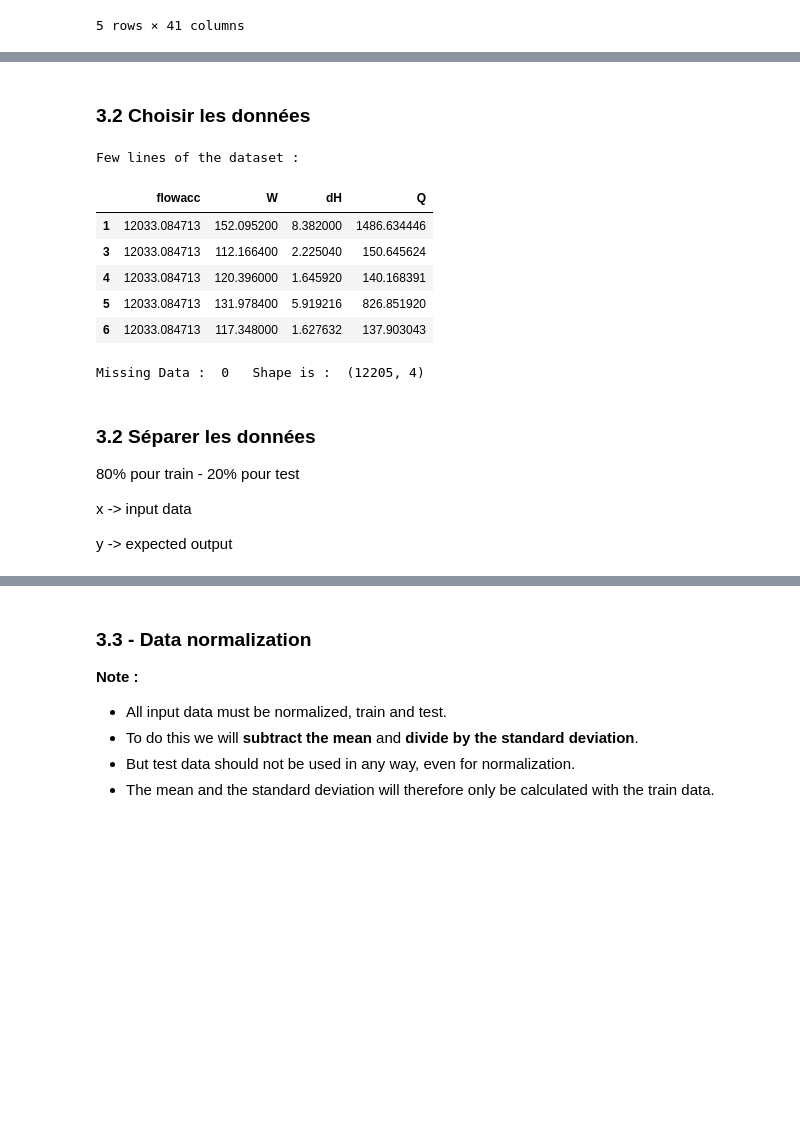
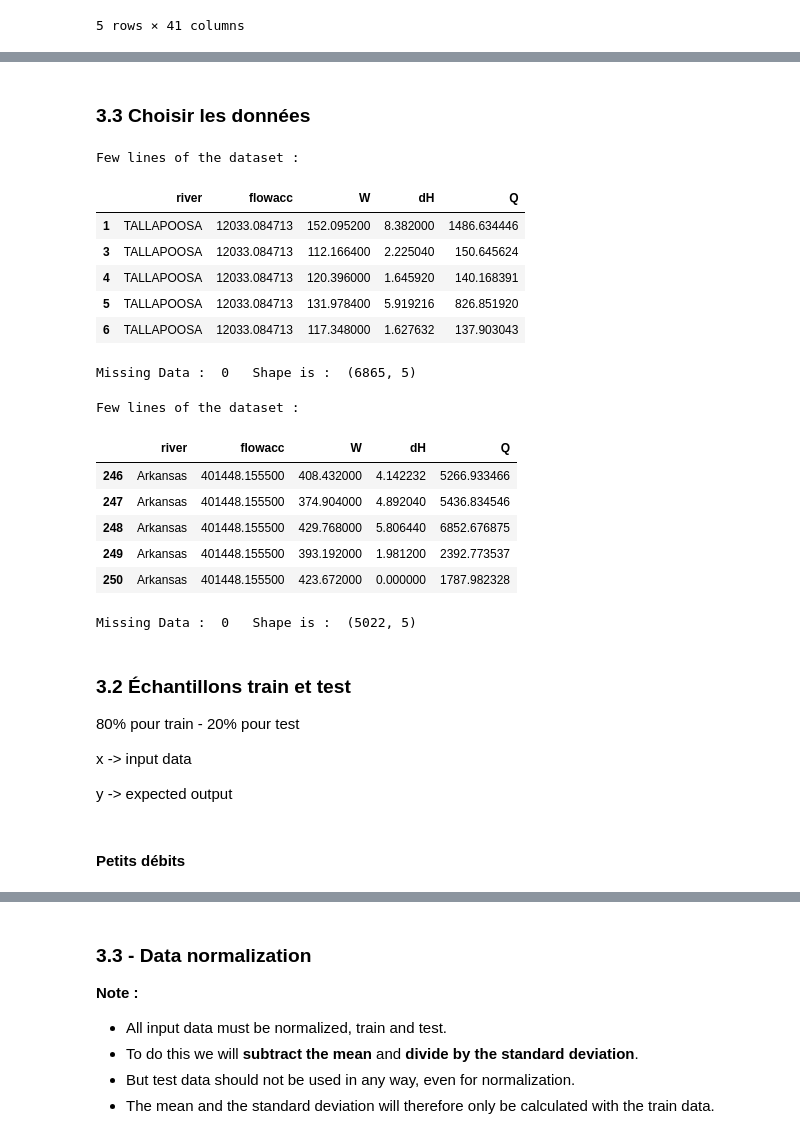
Before and after one commit to scastets/Projet4MA_Hydrologie, a Jupyter notebook: Notebooks/Apprentissage_ANN_HydroSwotV3.ipynb, the cells around one changed output, grey strips where cells are left out. Saved outputs shown, nothing was run; the diff lists cells and outputs as text; code cells hidden in the pictures; blank space fills up the shorter version.

```diff
--- a/Notebooks/Apprentissage_ANN_HydroSwotV3.ipynb
+++ b/Notebooks/Apprentissage_ANN_HydroSwotV3.ipynb
@@ -72,0 +103,15 @@ print(data_river['river'])
+# %%
+river_LQ = river_means_hydro[river_means_hydro['Q']<=1000]
+river_HQ = river_means_hydro[river_means_hydro['Q']>1000]
+#print(river_HQ.describe())
+#print(river_HQ['river'])
+data_river_HQ = pd.concat([data_river[data_river['river']=="Arkansas"],data_river[data_river['river']=="Atchafalaya"],
+                  data_river[data_river['river']=="CLARK FORK"],data_river[data_river['river']=="MISSISSIPPI"],
+                  data_river[data_river['river']=="MISSOURI"],data_river[data_river['river']=="Mississippi"],
+                  data_river[data_river['river']=="Missouri"],data_river[data_river['river']=="OHIO"],
+                  data_river[data_river['river']=="PEND OREILLE"],data_river[data_river['river']=="St. John"],
+                  data_river[data_river['river']=="Susquehanna"],data_river[data_river['river']=="TENNESSEE"],
+                  data_river[data_river['river']=="TOMBIGBEE"]])
+data_river_LQ = pd.concat([data_river, data_river_HQ]).drop_duplicates(keep=False)
+#data_river_LQ = data_river_LQ.drop(index="Arkansas")
+data_river_LQ.groupby('river', as_index=False).mean()
@@ -73,40 +132,54 @@ print(data_river['river'])
 # %% [markdown]
-### 3.2 Choisir les données
+### 3.3 Choisir les données
 # %%
-to_drop = ['river','stream_type','A0','Abar','Amed','Sdem','stage','dA','site_no','lon','lat','station_name','U', 'Q5_GSCD','Q10_GSCD','Q20_GSCD','QMEAN_GSCD','Q80_GSCD','Q90_GSCD',
+to_drop = ['stream_type','A0','Abar','Amed','Sdem','stage','dA','site_no','lon','lat','station_name','U', 'Q5_GSCD','Q10_GSCD','Q20_GSCD','QMEAN_GSCD','Q80_GSCD','Q90_GSCD',
            'Q95_GSCD','LC1','LC2','LC3','LC4','LC5','LC6','LC7','LC8','LC9','LC10','LC11','LC12','clay','sand','silt','PA','TA']
 
 # Pas U mais flowacc
 
 # Pente du terrain
 
 #Autre méthode
 #columns_used=['date','pmer','tend','cod_tend','dd','ff','td','u','ww','pres','rafper','per','rr1','rr3','tc']
 
 # ---- Drop unused columns
 
 #to_drop = df.columns.difference(columns_used)
 #df.drop( to_drop, axis=1, inplace=True)
 
 
-data = data_river.drop(to_drop,axis=1)
+data_LQ = data_river_LQ.drop(to_drop,axis=1)
+data_HQ = data_river_HQ.drop(to_drop,axis=1)
 
-display(data.head(5).style.set_caption("Few lines of the dataset :"))
-print('Missing Data : ',data.isna().sum().sum(), '  Shape is : ', data.shape)
+display(data_LQ.head(5).style.set_caption("Few lines of the dataset :"))
+print('Missing Data : ',data_LQ.isna().sum().sum(), '  Shape is : ', data_LQ.shape)
+
+display(data_HQ.head(5).style.set_caption("Few lines of the dataset :"))
+print('Missing Data : ',data_HQ.isna().sum().sum(), '  Shape is : ', data_HQ.shape)
 # %% [output]
 Few lines of the dataset :
-|  | flowacc | W | dH | Q |
-| 1 | 12033.084713 | 152.095200 | 8.382000 | 1486.634446 |
-| 3 | 12033.084713 | 112.166400 | 2.225040 | 150.645624 |
-| 4 | 12033.084713 | 120.396000 | 1.645920 | 140.168391 |
-| 5 | 12033.084713 | 131.978400 | 5.919216 | 826.851920 |
-| 6 | 12033.084713 | 117.348000 | 1.627632 | 137.903043 |
+|  | river | flowacc | W | dH | Q |
+| 1 | TALLAPOOSA | 12033.084713 | 152.095200 | 8.382000 | 1486.634446 |
+| 3 | TALLAPOOSA | 12033.084713 | 112.166400 | 2.225040 | 150.645624 |
+| 4 | TALLAPOOSA | 12033.084713 | 120.396000 | 1.645920 | 140.168391 |
+| 5 | TALLAPOOSA | 12033.084713 | 131.978400 | 5.919216 | 826.851920 |
+| 6 | TALLAPOOSA | 12033.084713 | 117.348000 | 1.627632 | 137.903043 |
-Missing Data :  0   Shape is :  (12205, 4)
+Missing Data :  0   Shape is :  (6865, 5)
+Few lines of the dataset :
+|  | river | flowacc | W | dH | Q |
+| 246 | Arkansas | 401448.155500 | 408.432000 | 4.142232 | 5266.933466 |
+| 247 | Arkansas | 401448.155500 | 374.904000 | 4.892040 | 5436.834546 |
+| 248 | Arkansas | 401448.155500 | 429.768000 | 5.806440 | 6852.676875 |
+| 249 | Arkansas | 401448.155500 | 393.192000 | 1.981200 | 2392.773537 |
+| 250 | Arkansas | 401448.155500 | 423.672000 | 0.000000 | 1787.982328 |
+Missing Data :  0   Shape is :  (5022, 5)
 # %% [markdown]
-### 3.2 Séparer les données
+### 3.2 Échantillons train et test
 
 80% pour train - 20% pour test
 
 x -> input data
 
 y -> expected output
+# %% [markdown]
+#### Petits débits
```
Also changed, not shown: parts of 11 cells of this notebook.
